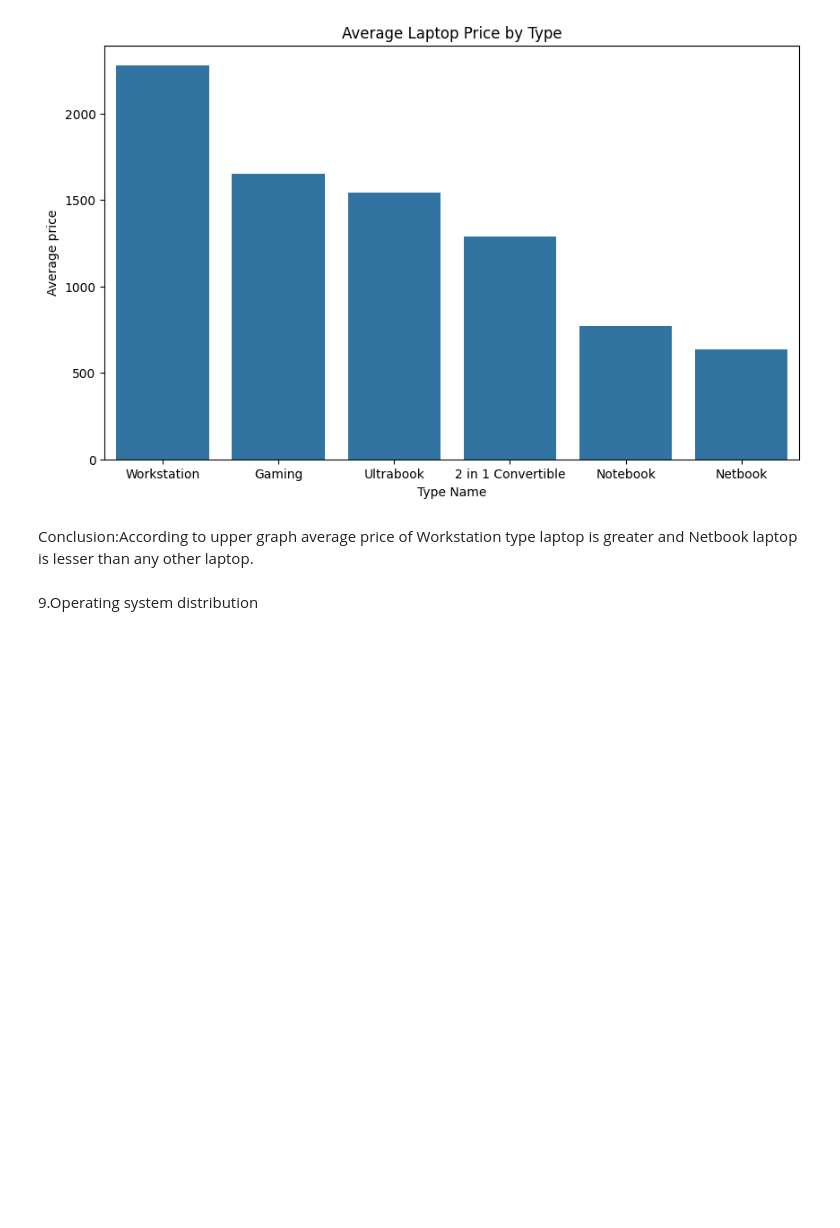
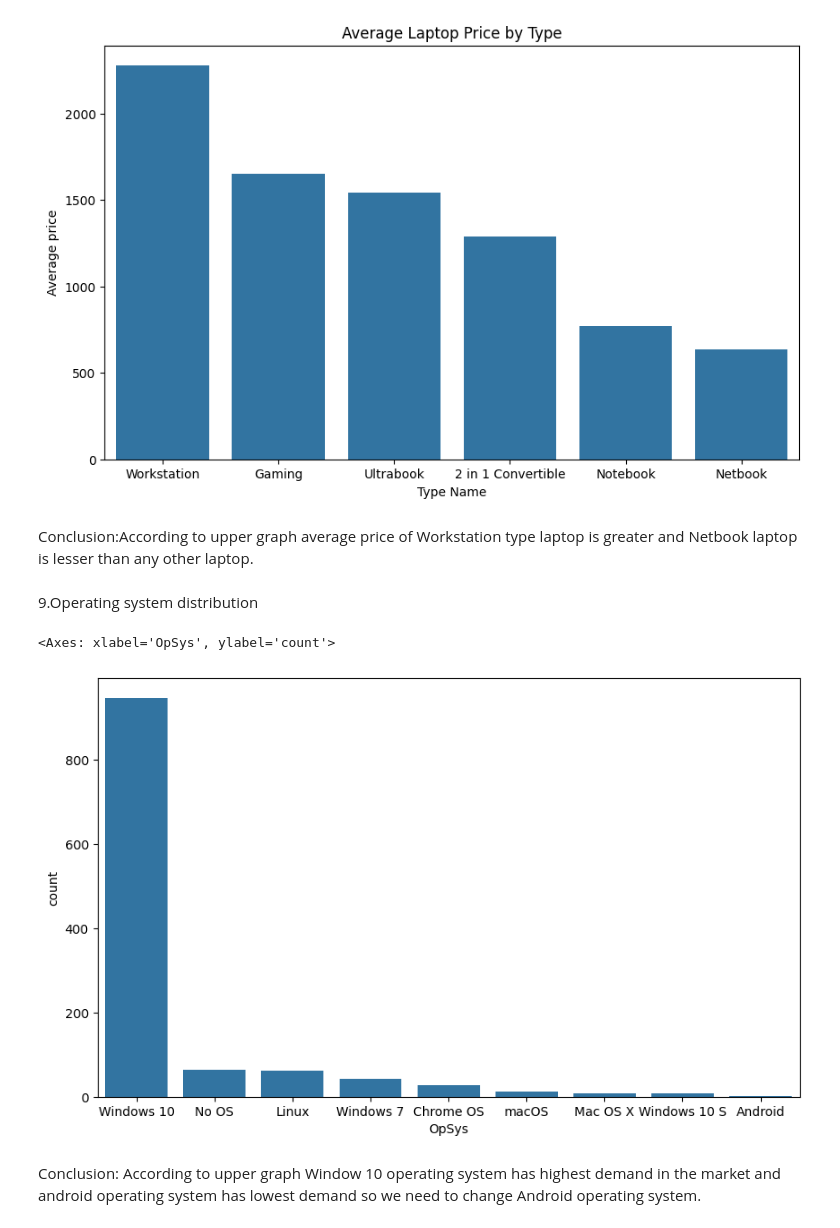
Before and after one commit to ankurmishra5672/EDA_Python, a Jupyter notebook: Laptop_Price_Analysis.ipynb, the cells around one changed output. Cells and saved outputs as stored; diff of their text form; code cells hidden in the pictures; blank space fills up the shorter version.

```diff
--- a/Laptop_Price_Analysis.ipynb
+++ b/Laptop_Price_Analysis.ipynb
@@ -239,3 +239,14 @@ Text(0, 0.5, 'Average price')
 Conclusion:According to upper graph average price of Workstation type laptop is greater and Netbook laptop is lesser than any other laptop.
 # %% [markdown]
 9.Operating system distribution
+# %%
+os_counts = data['OpSys'].value_counts()
+import squarify
+
+plt.figure(figsize=(10,6))
+sns.countplot(data=data, x='OpSys', order=os_counts.index)
+# %% [output]
+<Axes: xlabel='OpSys', ylabel='count'>
+[figure, added]
+# %% [markdown]
+Conclusion: According to upper graph Window 10 operating system has highest demand in the market and android operating system has lowest demand so we need to change Android operating system.
```
Also changed, not shown: parts of 1 cell of this notebook.
